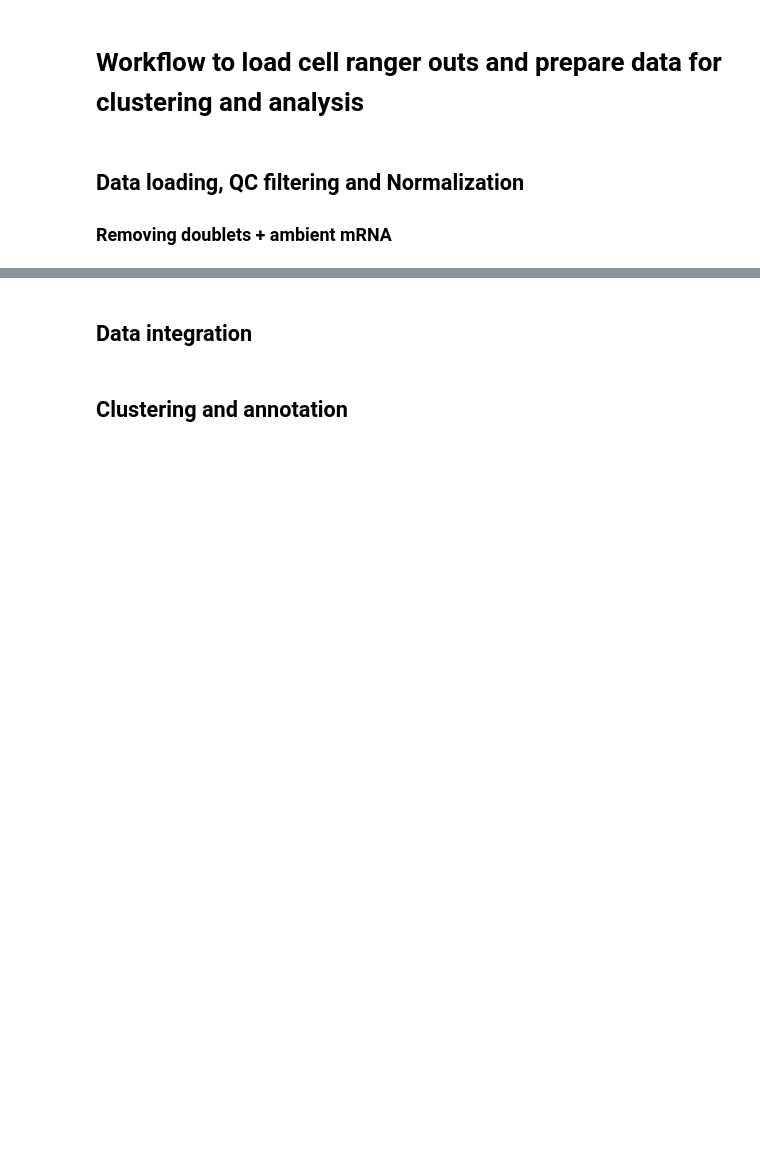
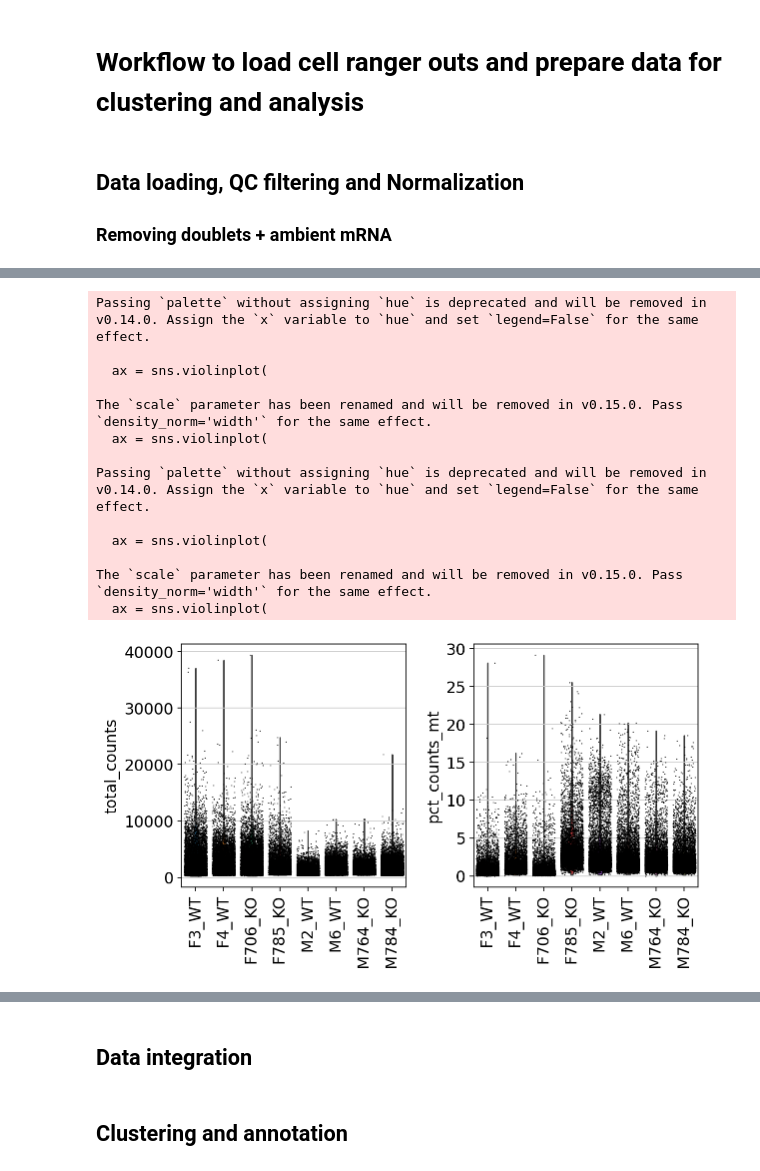
Before and after one commit to akanksha-sachan/TA_muscle_ageing, a Jupyter notebook: py_scripts/preproc/filter_integrate.ipynb, the cells around one changed output, grey strips where cells are left out. Cells and saved outputs as stored; diff of their text form; code cells hidden in the pictures; blank space fills up the shorter version.

```diff
--- a/py_scripts/preproc/filter_integrate.ipynb
+++ b/py_scripts/preproc/filter_integrate.ipynb
@@ -89,0 +85,3 @@ check_memory_usage()
+# %%
+adata = sc.read_h5ad('/ocean/projects/cis240075p/asachan/datasets/TA_muscle/ERCC1_KO_mice/samples_2025/cellranger_aggr/ERCC1_KO_mice_aggr.h5ad')
+adata.obs['sample_id'] = adata.obs['sample_id'].str.split('_').str[1] + '_' + adata.obs['sample_id'].str.split('_').str[0]
@@ -89,0 +90,10 @@ check_memory_usage()
+# %%
+# Calculate QC metrics
+adata.var['mt'] = adata.var_names.str.startswith('mt-')
+adata.var['ribo'] = adata.var_names.str.startswith(('rps', 'rpl'))
+adata.var["hb"] = adata.var_names.str.contains("^hb[^(p)]")
+
+sc.pp.calculate_qc_metrics(
+    adata, qc_vars=["mt", "ribo", "hb"], inplace=True, percent_top=[20], log1p=True
+)
+adata
@@ -89,0 +145,24 @@ check_memory_usage()
+# %%
+sc.pl.violin(
+    adata,
+    ["total_counts", "pct_counts_mt"],
+    groupby='sample_id',
+    jitter=0.4,
+    multi_panel=True,
+    rotation=90
+)
+# %% [output]
+Passing `palette` without assigning `hue` is deprecated and will be removed in v0.14.0. Assign the `x` variable to `hue` and set `legend=False` for the same effect.
+
+  ax = sns.violinplot(
+
+The `scale` parameter has been renamed and will be removed in v0.15.0. Pass `density_norm='width'` for the same effect.
+  ax = sns.violinplot(
+
+Passing `palette` without assigning `hue` is deprecated and will be removed in v0.14.0. Assign the `x` variable to `hue` and set `legend=False` for the same effect.
+
+  ax = sns.violinplot(
+
+The `scale` parameter has been renamed and will be removed in v0.15.0. Pass `density_norm='width'` for the same effect.
+  ax = sns.violinplot(
+[figure, added]
```
Also changed, not shown: parts of 10 cells of this notebook.
